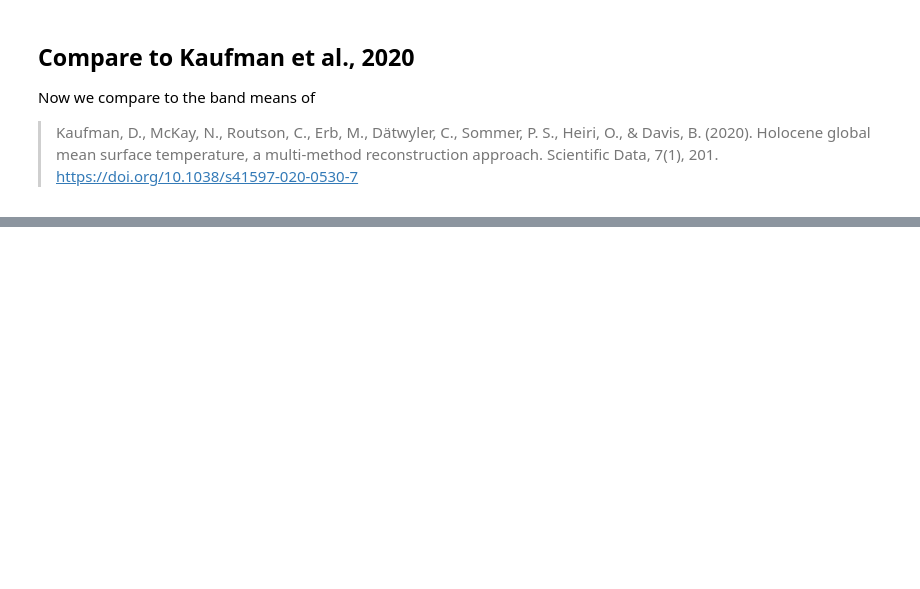
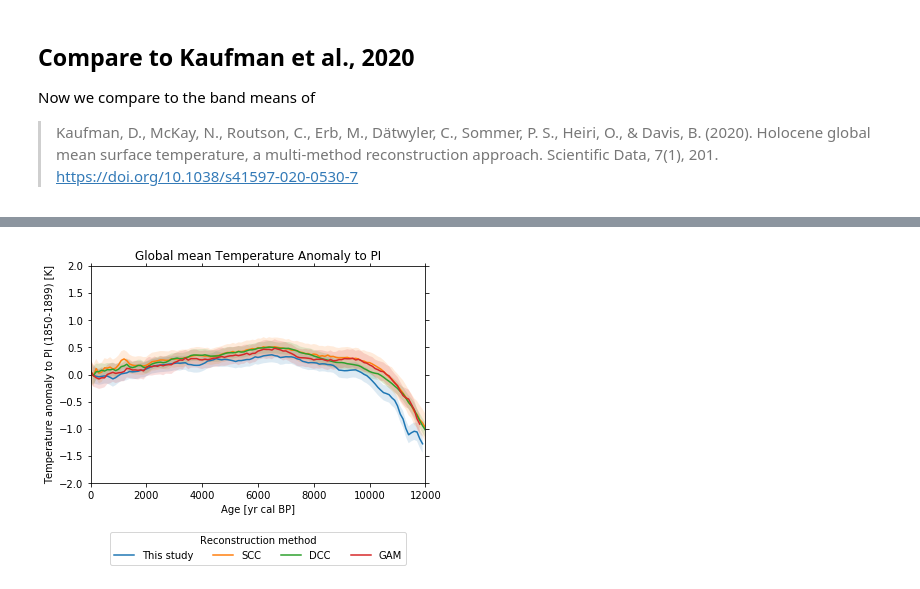
Before and after one commit to Chilipp/gridding-temp12k, a Jupyter notebook: scripts/mid-holocene-analysis.ipynb, the cells around one changed output, grey strips where cells are left out. Cells and saved outputs as stored; diff of their text form; code cells hidden in the pictures; blank space fills up the shorter version.

```diff
--- a/scripts/mid-holocene-analysis.ipynb
+++ b/scripts/mid-holocene-analysis.ipynb
@@ -1130,0 +1125,13 @@ combined.to_netcdf(f'{output_dir}/tasanom_band-means_all-models_{key}-ref-1850-1
+# %%
+glob_mean_variables = ["scc_globalmean", "dcc_globalmean", "gam_globalmean"]
+
+mean_temp12k = temp12k[glob_mean_variables].mean('ens').to_array("model").to_dataset(name="temperature")
+mean_temp12k["temperature_std"] = temp12k[glob_mean_variables].std('ens').to_array("model")
+
+mean_temp12k["model"] = mean_temp12k.model.str.replace("_globalmean", "").str.upper()
+mean_temp12k["temperature"] -= mean_temp12k["temperature"].interp(time=75)
+# %%
+new_method = glob_mean.expand_dims("model")[["temperature", "temperature_std"]]
+new_method["model"] = ("model", ["This study"])
+new_method["time"] = -new_method["time"]
+new_method
@@ -1130,0 +1167,32 @@ combined.to_netcdf(f'{output_dir}/tasanom_band-means_all-models_{key}-ref-1850-1
+# %%
+combined = xr.concat([new_method, mean_temp12k], "model")
+combined.temperature.attrs.update(temp_attrs)
+combined.temperature_std.attrs.update(temp_attrs)
+combined.temperature_std.attrs["cell_methods"] += " ens: mean"
+combined.temperature_std.attrs["long_name"] = (
+    "Standard deviation of " + temp_attrs["long_name"]
+)
+combined.temperature_std.attrs["cell_methods"] += " ens: standard_deviation"
+# %%
+legend_kws = dict(
+    loc="upper center",
+    ncol=4,
+    title="Reconstruction method",
+    bbox_to_anchor=(0.5, -0.2),
+)
+
+combined.psy.plot.lineplot(
+    name=[[["temperature", "temperature_std"]]], model=list(range(4)),
+    legendlabels="%(model)s",
+    xlabel="" if not last else "Age [yr cal BP]",
+    xticklabels="" if not last else None,
+    xlim="minmax", title="Global mean Temperature Anomaly to PI",
+    ylim=(-2, 2),
+    ylabel="{desc}",
+    legend=legend_kws)
+
+fig.set_dpi(200)
+# fig.subplots_adjust(bottom=0.2, hspace=0.4)
+fig.savefig(osp.join(output_dir, "global-mean-comparison-to-kaufman-2020.pdf"))
+# %% [output]
+[figure, added]
```
Also changed, not shown: parts of 34 cells of this notebook, 2 other files.
